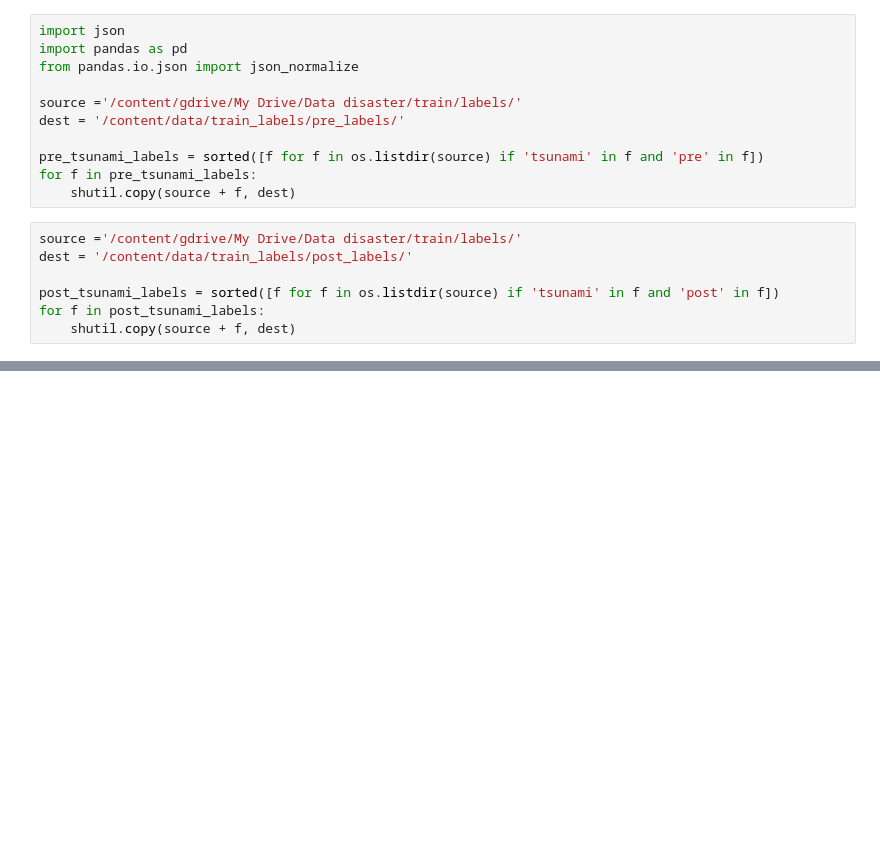
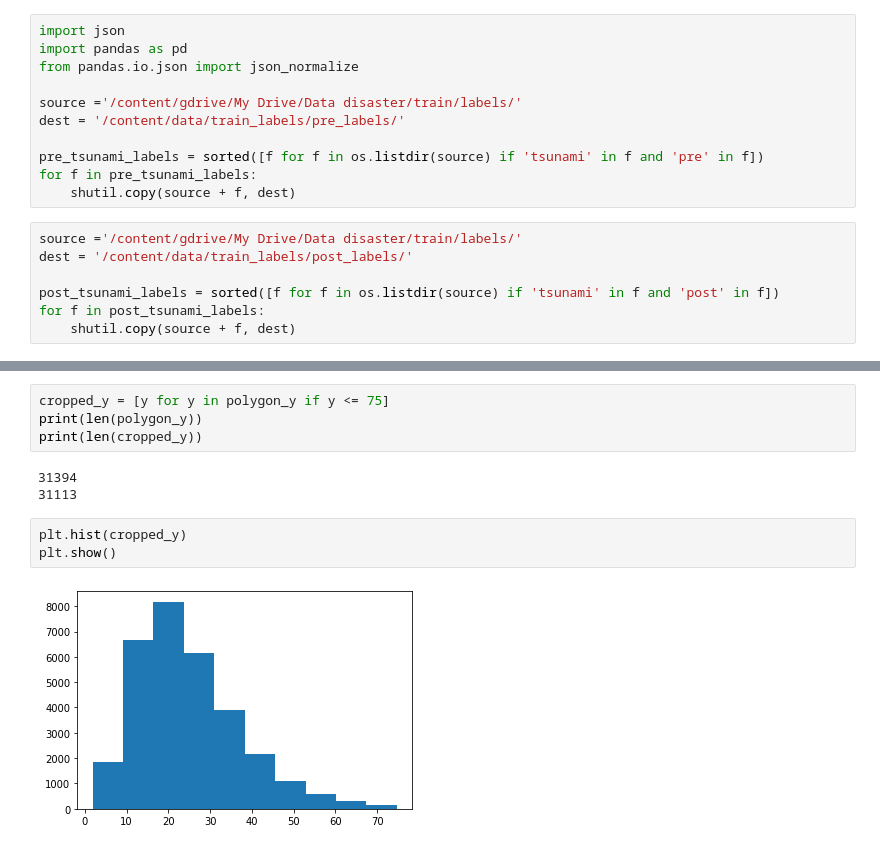
Before and after one commit to imansrf/disaster_area_identification, a Jupyter notebook: Identification_Disaster__Area.ipynb, the cells around one changed output, grey strips where cells are left out. Saved outputs shown, nothing was run; the diff lists cells and outputs as text; blank space fills up the shorter version.

```diff
--- a/Identification_Disaster__Area.ipynb
+++ b/Identification_Disaster__Area.ipynb
@@ -89,0 +265,12 @@ for f in post_tsunami_labels:
+# %%
+cropped_y = [y for y in polygon_y if y <= 75]
+print(len(polygon_y))
+print(len(cropped_y))
+# %% [output]
+31394
+31113
+# %%
+plt.hist(cropped_y)
+plt.show()
+# %% [output]
+[figure, added]
```
Also changed, not shown: parts of 25 cells of this notebook.
